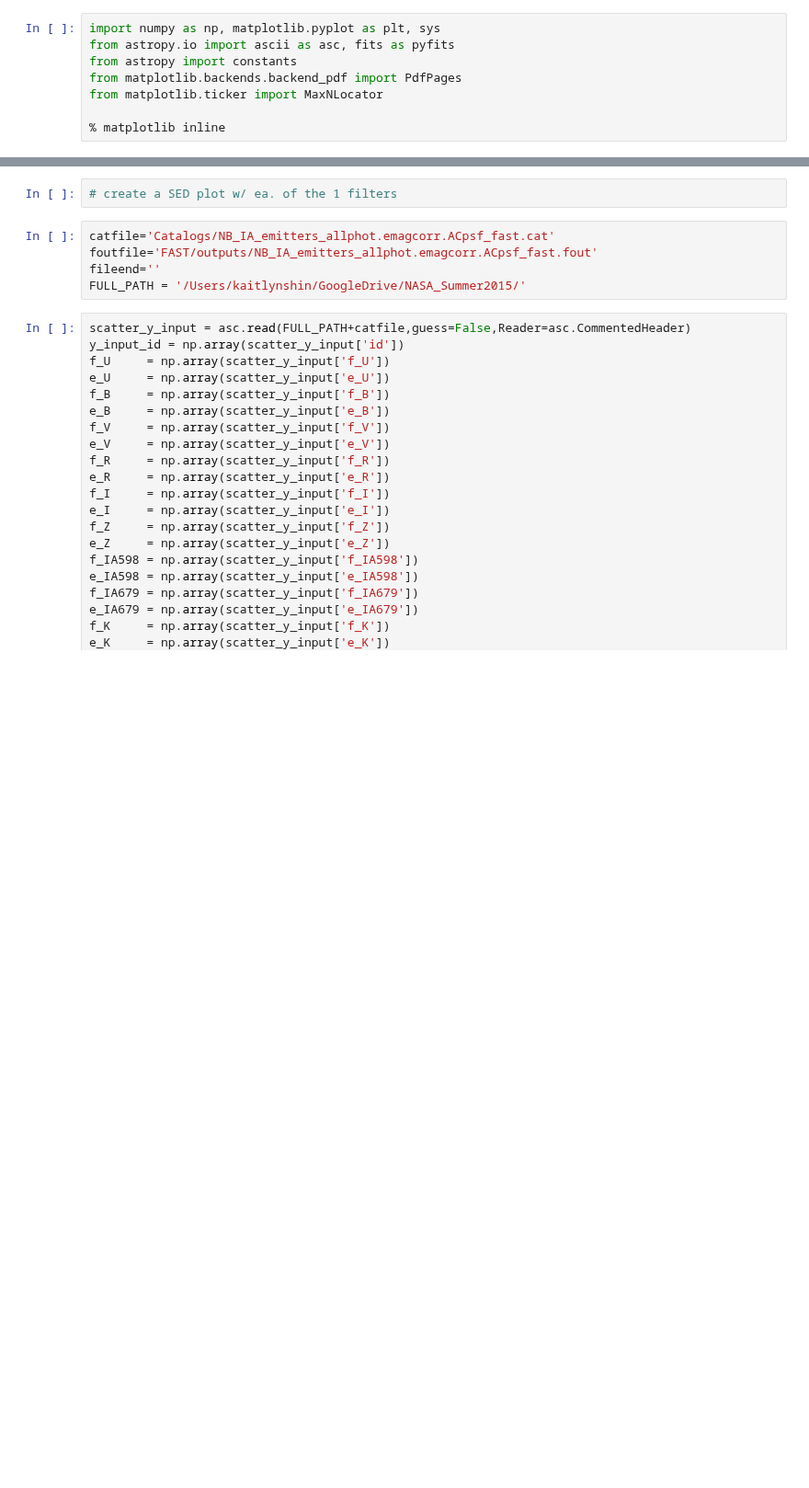
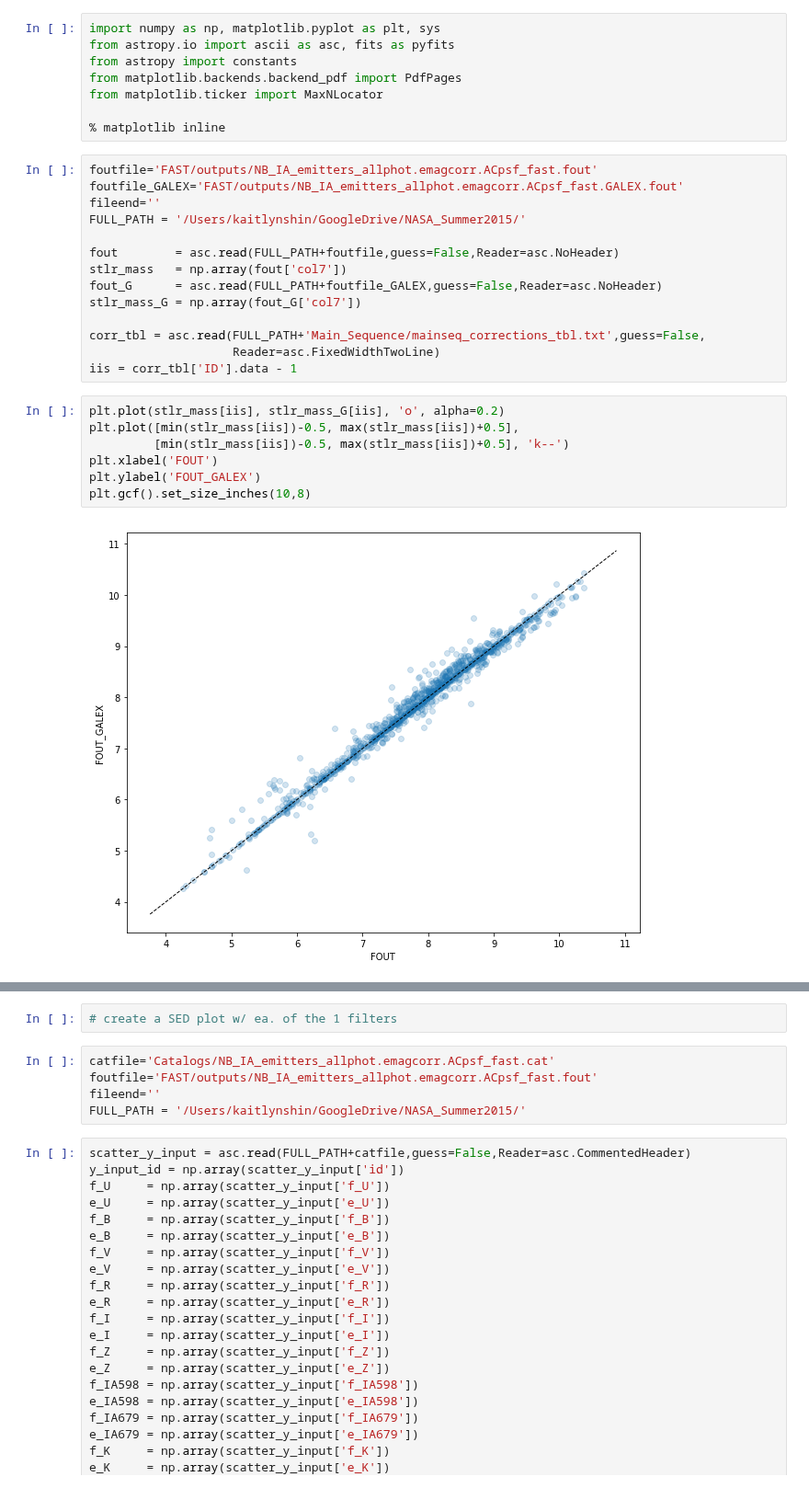
Before and after one commit to kaitshin/LowM_MainSequence, a Jupyter notebook: SED_fits_paper.ipynb, the cells around one changed output, grey strips where cells are left out. Shown at 92% size. Drawn from its saved outputs; the diff is of its cells as text; blank space fills up the shorter version.

Commit message:
plotted stlr masses of those w and w/o GALEX phot for the 1080 Ha sources

```diff
--- a/SED_fits_paper.ipynb
+++ b/SED_fits_paper.ipynb
@@ -6,6 +6,29 @@ from matplotlib.backends.backend_pdf import PdfPages
 from matplotlib.ticker import MaxNLocator
 
 % matplotlib inline
+# %%
+foutfile='FAST/outputs/NB_IA_emitters_allphot.emagcorr.ACpsf_fast.fout'
+foutfile_GALEX='FAST/outputs/NB_IA_emitters_allphot.emagcorr.ACpsf_fast.GALEX.fout'
+fileend=''
+FULL_PATH = '/Users/kaitlynshin/GoogleDrive/NASA_Summer2015/'
+
+fout        = asc.read(FULL_PATH+foutfile,guess=False,Reader=asc.NoHeader)
+stlr_mass   = np.array(fout['col7'])
+fout_G      = asc.read(FULL_PATH+foutfile_GALEX,guess=False,Reader=asc.NoHeader)
+stlr_mass_G = np.array(fout_G['col7'])
+
+corr_tbl = asc.read(FULL_PATH+'Main_Sequence/mainseq_corrections_tbl.txt',guess=False,
+                    Reader=asc.FixedWidthTwoLine)
+iis = corr_tbl['ID'].data - 1
+# %%
+plt.plot(stlr_mass[iis], stlr_mass_G[iis], 'o', alpha=0.2)
+plt.plot([min(stlr_mass[iis])-0.5, max(stlr_mass[iis])+0.5],
+         [min(stlr_mass[iis])-0.5, max(stlr_mass[iis])+0.5], 'k--')
+plt.xlabel('FOUT')
+plt.ylabel('FOUT_GALEX')
+plt.gcf().set_size_inches(10,8)
+# %% [output]
+[figure, added]
 # %%
 def modify_current_plot(current_axis, wavelength, flux, full_name, zs, stlr,
                         zp, chsq, AV, age, tau, filename):
```
Also changed, not shown: parts of 1 cell of this notebook.
